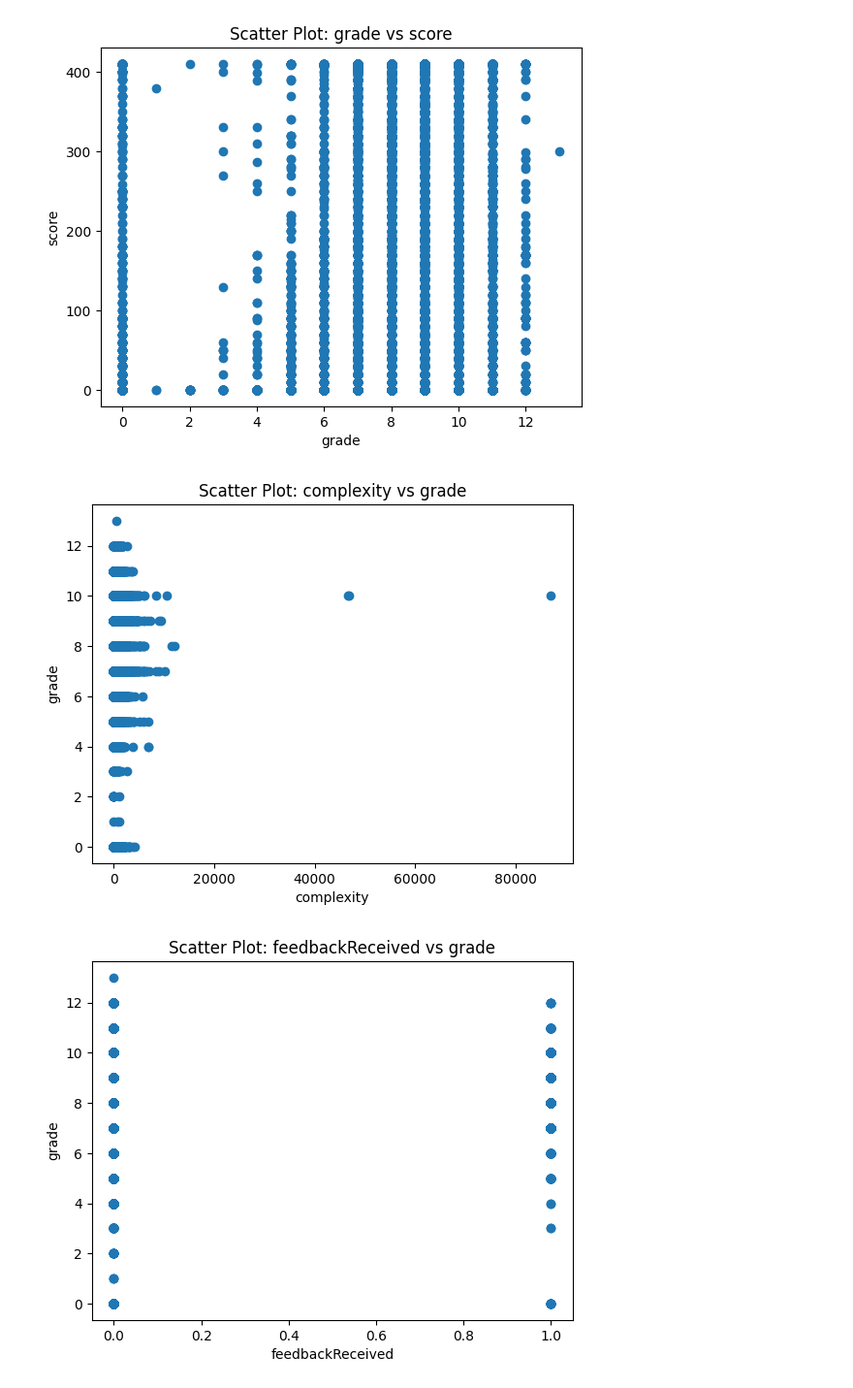
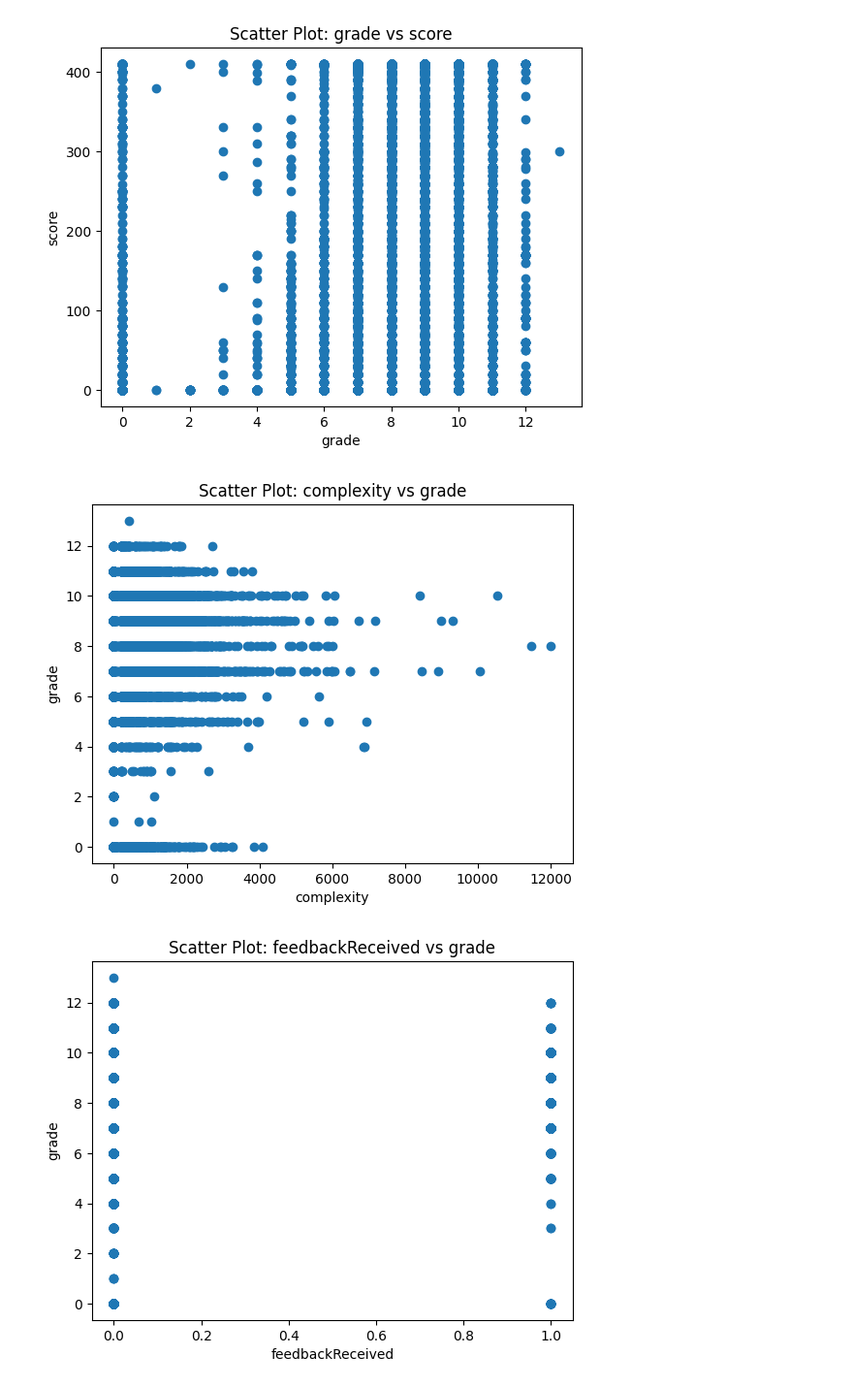
Before and after one commit to samchen0508/747-A2-data, a Jupyter notebook: results_2.ipynb, the cells around one changed output. Shown at 97% size. Drawn from its saved outputs; the diff is of its cells as text; code cells hidden in the pictures.

```diff
--- a/results_2.ipynb
+++ b/results_2.ipynb
@@ -185,6 +185,7 @@ plt.show()
 [figure]
 # %%
 # --------------------- RQ_2 Starts Here ---------------------
+rq2_data = reduced[reduced['complexity'] < 20000]
 
 import matplotlib.pyplot as plt
 
@@ -192,8 +193,8 @@ x_name = 'complexity'
 y_name = 'score'
 
 # Assuming your DataFrame is named "df"
-x = reduced[x_name]
-y = reduced[y_name]
+x = rq2_data[x_name]
+y = rq2_data[y_name]
 
 plt.scatter(x, y)
 plt.xlabel(x_name)
@@ -241,21 +242,21 @@ plt.show()
 # %%
 # RQ2
 import matplotlib.pyplot as plt
 
 x_name = 'complexity'
 y_name = 'grade'
 
 # Assuming your DataFrame is named "df"
-x = reduced[x_name]
-y = reduced[y_name]
+x = rq2_data[x_name]
+y = rq2_data[y_name]
 
 plt.scatter(x, y)
 plt.xlabel(x_name)
 plt.ylabel(y_name)
 plt.title('Scatter Plot: {} vs {}'.format(x_name, y_name))
 plt.show()
 # %% [output]
-[figure, old version]
+[figure, new version]
 # %%
 # RQ2
 import matplotlib.pyplot as plt
```
Also changed, not shown: parts of 7 cells of this notebook.
